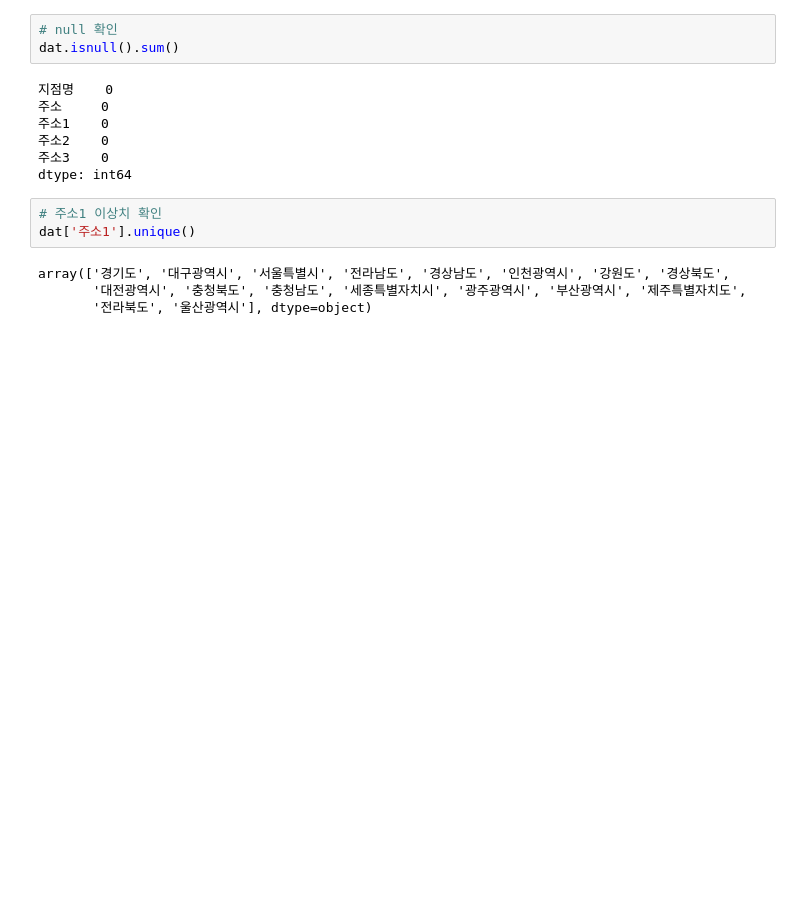
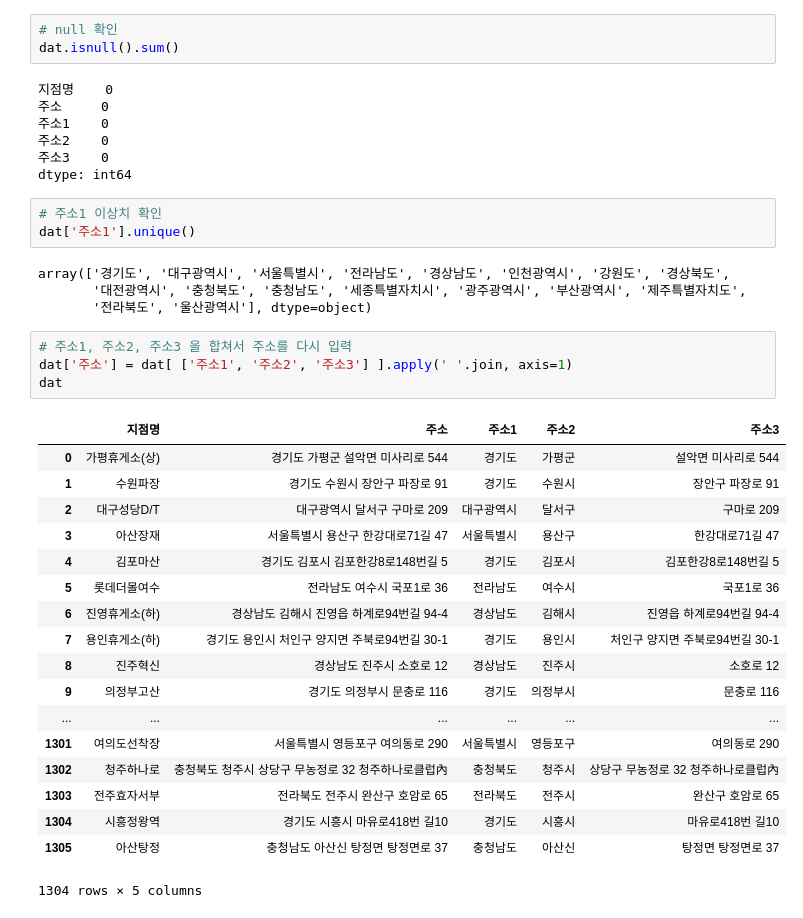
Before and after one commit to likelion-aischool-10-teamproject/burger-index, a Jupyter notebook: Lotteria/Lotteria.ipynb, the cells around one changed output. Cells and saved outputs as stored; diff of their text form; blank space fills up the shorter version.

```diff
--- a/Lotteria/Lotteria.ipynb
+++ b/Lotteria/Lotteria.ipynb
@@ -405,6 +405,29 @@ dat['주소1'].unique()
 array(['경기도', '대구광역시', '서울특별시', '전라남도', '경상남도', '인천광역시', '강원도', '경상북도',
        '대전광역시', '충청북도', '충청남도', '세종특별자치시', '광주광역시', '부산광역시', '제주특별자치도',
        '전라북도', '울산광역시'], dtype=object)
+# %%
+# 주소1, 주소2, 주소3 을 합쳐서 주소를 다시 입력
+dat['주소'] = dat[ ['주소1', '주소2', '주소3'] ].apply(' '.join, axis=1)
+dat
+# %% [output]
+|  | 지점명 | 주소 | 주소1 | 주소2 | 주소3 |
+| 0 | 가평휴게소(상) | 경기도 가평군 설악면 미사리로 544 | 경기도 | 가평군 | 설악면 미사리로 544 |
+| 1 | 수원파장 | 경기도 수원시 장안구 파장로 91 | 경기도 | 수원시 | 장안구 파장로 91 |
+| 2 | 대구성당D/T | 대구광역시 달서구 구마로 209 | 대구광역시 | 달서구 | 구마로 209 |
+| 3 | 아산장재 | 서울특별시 용산구 한강대로71길 47 | 서울특별시 | 용산구 | 한강대로71길 47 |
+| 4 | 김포마산 | 경기도 김포시 김포한강8로148번길 5 | 경기도 | 김포시 | 김포한강8로148번길 5 |
+| 5 | 롯데더몰여수 | 전라남도 여수시 국포1로 36 | 전라남도 | 여수시 | 국포1로 36 |
+| 6 | 진영휴게소(하) | 경상남도 김해시 진영읍 하계로94번길 94-4 | 경상남도 | 김해시 | 진영읍 하계로94번길 94-4 |
+| 7 | 용인휴게소(하) | 경기도 용인시 처인구 양지면 주북로94번길 30-1 | 경기도 | 용인시 | 처인구 양지면 주북로94번길 30-1 |
+| 8 | 진주혁신 | 경상남도 진주시 소호로 12 | 경상남도 | 진주시 | 소호로 12 |
+| 9 | 의정부고산 | 경기도 의정부시 문충로 116 | 경기도 | 의정부시 | 문충로 116 |
+| ... | ... | ... | ... | ... | ... |
+| 1301 | 여의도선착장 | 서울특별시 영등포구 여의동로 290 | 서울특별시 | 영등포구 | 여의동로 290 |
+| 1302 | 청주하나로 | 충청북도 청주시 상당구 무농정로 32 청주하나로클럽內 | 충청북도 | 청주시 | 상당구 무농정로 32 청주하나로클럽內 |
+| 1303 | 전주효자서부 | 전라북도 전주시 완산구 호암로 65 | 전라북도 | 전주시 | 완산구 호암로 65 |
+| 1304 | 시흥정왕역 | 경기도 시흥시 마유로418번 길10 | 경기도 | 시흥시 | 마유로418번 길10 |
+| 1305 | 아산탕정 | 충청남도 아산신 탕정면 탕정면로 37 | 충청남도 | 아산신 | 탕정면 탕정면로 37 |
+1304 rows × 5 columns
 # %%
 # 전처리 된 데이터 저장
 dat.to_excel('lotteria_all_store.xlsx', index=False)
```
Also changed, not shown: parts of 1 cell of this notebook, 4 other files.
